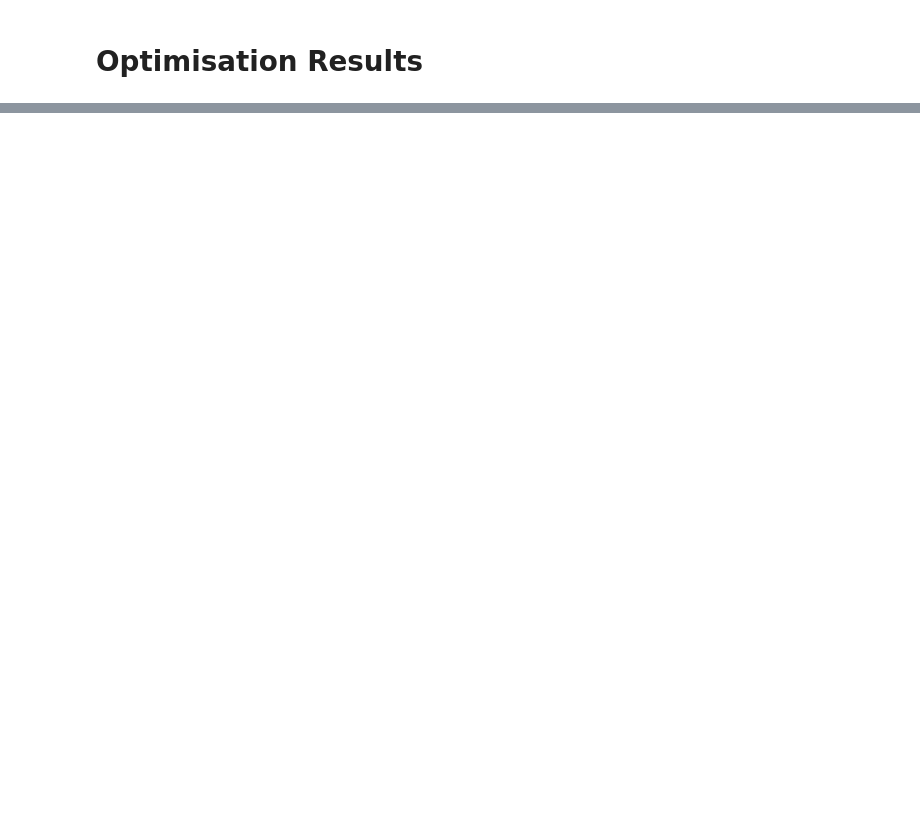
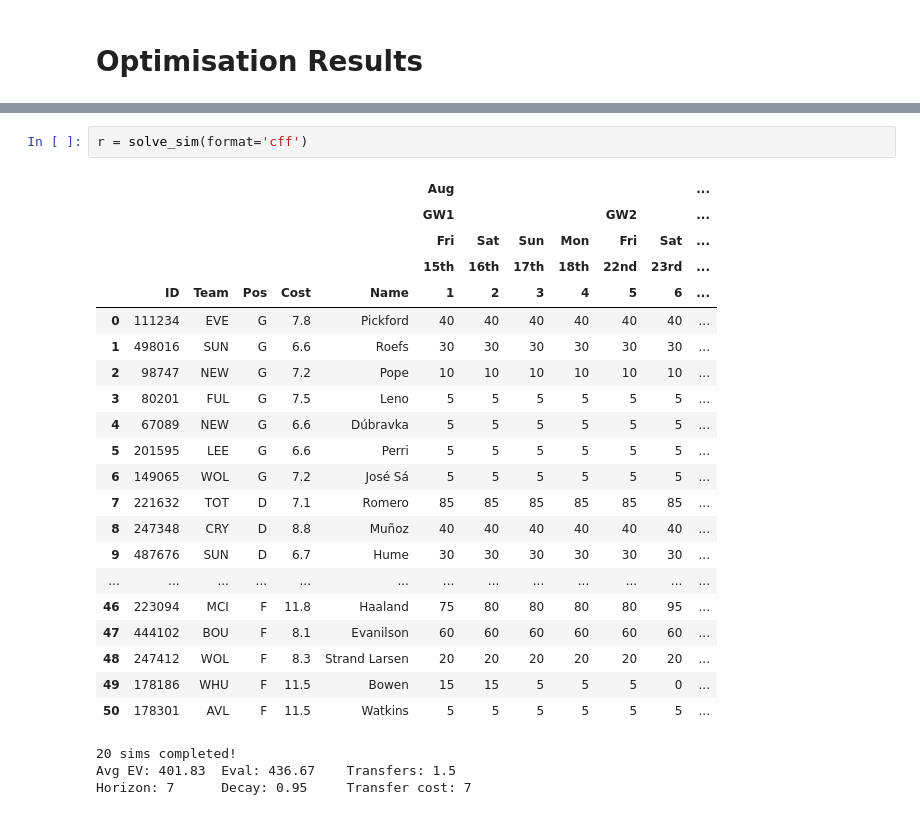
Before and after one commit to SamTroy/multi_ff_opt, a Jupyter notebook: run/run.ipynb, the cells around one changed output, grey strips where cells are left out. Cells and saved outputs as stored; diff of their text form; blank space fills up the shorter version.

```diff
--- a/run/run.ipynb
+++ b/run/run.ipynb
@@ -1931,0 +2065,27 @@ r = solve(format='cff')
+# %%
+r = solve_sim(format='cff')
+# %% [output]
+|  |  |  |  |  |  | Aug |  |  |  |  |  | ... |
+|  |  |  |  |  |  | GW1 |  |  |  | GW2 |  | ... |
+|  |  |  |  |  |  | Fri | Sat | Sun | Mon | Fri | Sat | ... |
+|  |  |  |  |  |  | 15th | 16th | 17th | 18th | 22nd | 23rd | ... |
+|  | ID | Team | Pos | Cost | Name | 1 | 2 | 3 | 4 | 5 | 6 | ... |
+| 0 | 111234 | EVE | G | 7.8 | Pickford | 40 | 40 | 40 | 40 | 40 | 40 | ... |
+| 1 | 498016 | SUN | G | 6.6 | Roefs | 30 | 30 | 30 | 30 | 30 | 30 | ... |
+| 2 | 98747 | NEW | G | 7.2 | Pope | 10 | 10 | 10 | 10 | 10 | 10 | ... |
+| 3 | 80201 | FUL | G | 7.5 | Leno | 5 | 5 | 5 | 5 | 5 | 5 | ... |
+| 4 | 67089 | NEW | G | 6.6 | Dúbravka | 5 | 5 | 5 | 5 | 5 | 5 | ... |
+| 5 | 201595 | LEE | G | 6.6 | Perri | 5 | 5 | 5 | 5 | 5 | 5 | ... |
+| 6 | 149065 | WOL | G | 7.2 | José Sá | 5 | 5 | 5 | 5 | 5 | 5 | ... |
+| 7 | 221632 | TOT | D | 7.1 | Romero | 85 | 85 | 85 | 85 | 85 | 85 | ... |
+| 8 | 247348 | CRY | D | 8.8 | Muñoz | 40 | 40 | 40 | 40 | 40 | 40 | ... |
+| 9 | 487676 | SUN | D | 6.7 | Hume | 30 | 30 | 30 | 30 | 30 | 30 | ... |
+| ... | ... | ... | ... | ... | ... | ... | ... | ... | ... | ... | ... | ... |
+| 46 | 223094 | MCI | F | 11.8 | Haaland | 75 | 80 | 80 | 80 | 80 | 95 | ... |
+| 47 | 444102 | BOU | F | 8.1 | Evanilson | 60 | 60 | 60 | 60 | 60 | 60 | ... |
+| 48 | 247412 | WOL | F | 8.3 | Strand Larsen | 20 | 20 | 20 | 20 | 20 | 20 | ... |
+| 49 | 178186 | WHU | F | 11.5 | Bowen | 15 | 15 | 5 | 5 | 5 | 0 | ... |
+| 50 | 178301 | AVL | F | 11.5 | Watkins | 5 | 5 | 5 | 5 | 5 | 5 | ... |
+20 sims completed!
+Avg EV: 401.83  Eval: 436.67    Transfers: 1.5
+Horizon: 7      Decay: 0.95     Transfer cost: 7
```
Also changed, not shown: parts of 7 cells of this notebook, 4 other files.
